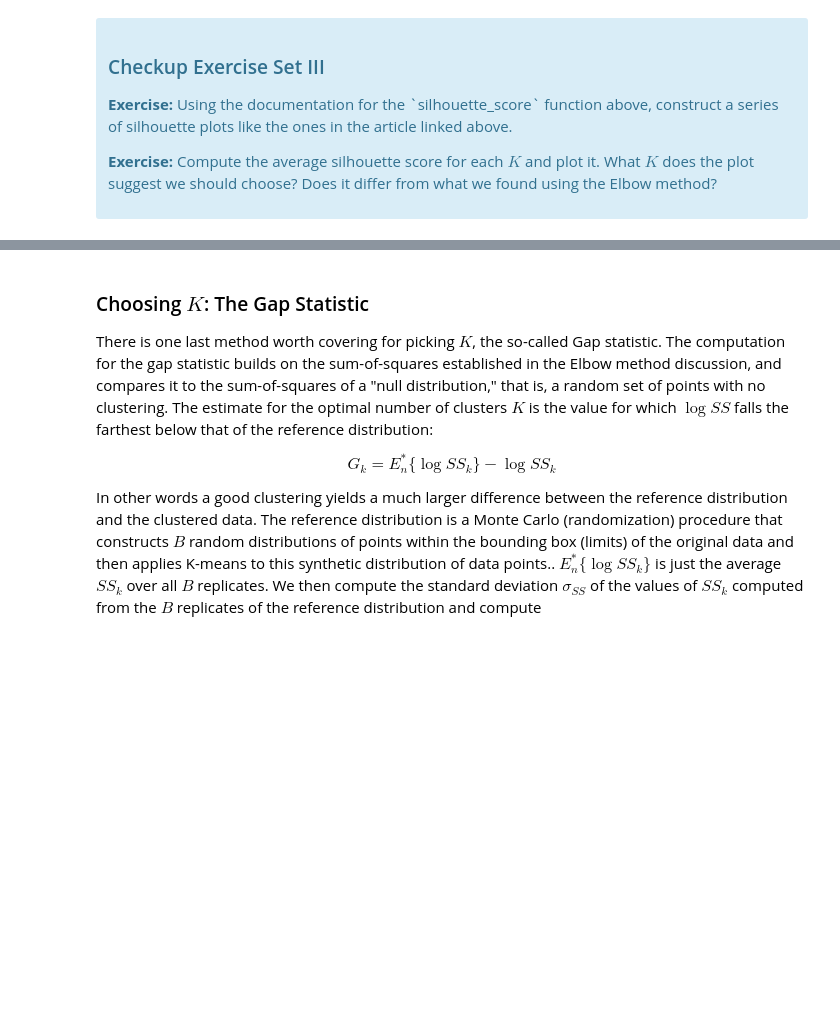
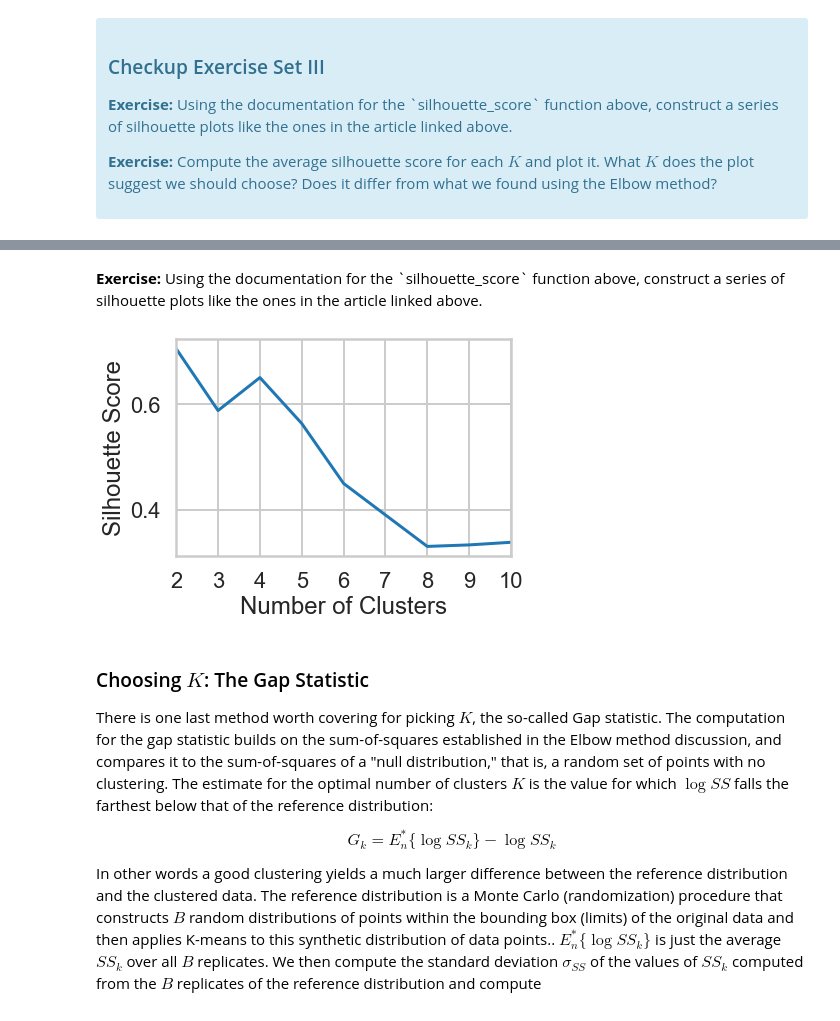
Before and after one commit to mightysquirrely/Springboard-Mini-Projects, a Jupyter notebook: Mini_Project_Clustering.ipynb, the cells around one changed output, grey strips where cells are left out. Saved outputs shown, nothing was run; the diff lists cells and outputs as text; code cells hidden in the pictures; blank space fills up the shorter version.

```diff
--- a/Mini_Project_Clustering.ipynb
+++ b/Mini_Project_Clustering.ipynb
@@ -161,3 +355,21 @@ Fortunately, scikit-learn provides a function to compute this for us (phew!) cal
+# %% [markdown]
+<p><b>Exercise:</b> Using the documentation for the `silhouette_score` function above, construct a series of silhouette plots like the ones in the article linked above.</p>
+# %%
+#Compute the average silhouette score for each $K$ and plot it.
+_ = plt.plot(range_n_clusters, silhouette_scores)
+_ = plt.xlim(2,10)
+_ = plt.xticks(range_n_clusters)
+_ = plt.xlabel('Number of Clusters')
+_ = plt.ylabel('Silhouette Score')
+
+plt.show()
+
+#What $K$ does the plot suggest we should choose? Does it differ from what we found using the Elbow method?</p>
+#This plot appears to have the silhouette coefficient was highest when k = 4,
+#suggesting that's the optimal number of clusters.
+#The elbow method was not well defined to make a strong statement.
+# %% [output]
+[figure, added]
 # %% [markdown]
 ### Choosing $K$: The Gap Statistic
 
```
Also changed, not shown: parts of 33 cells of this notebook.
